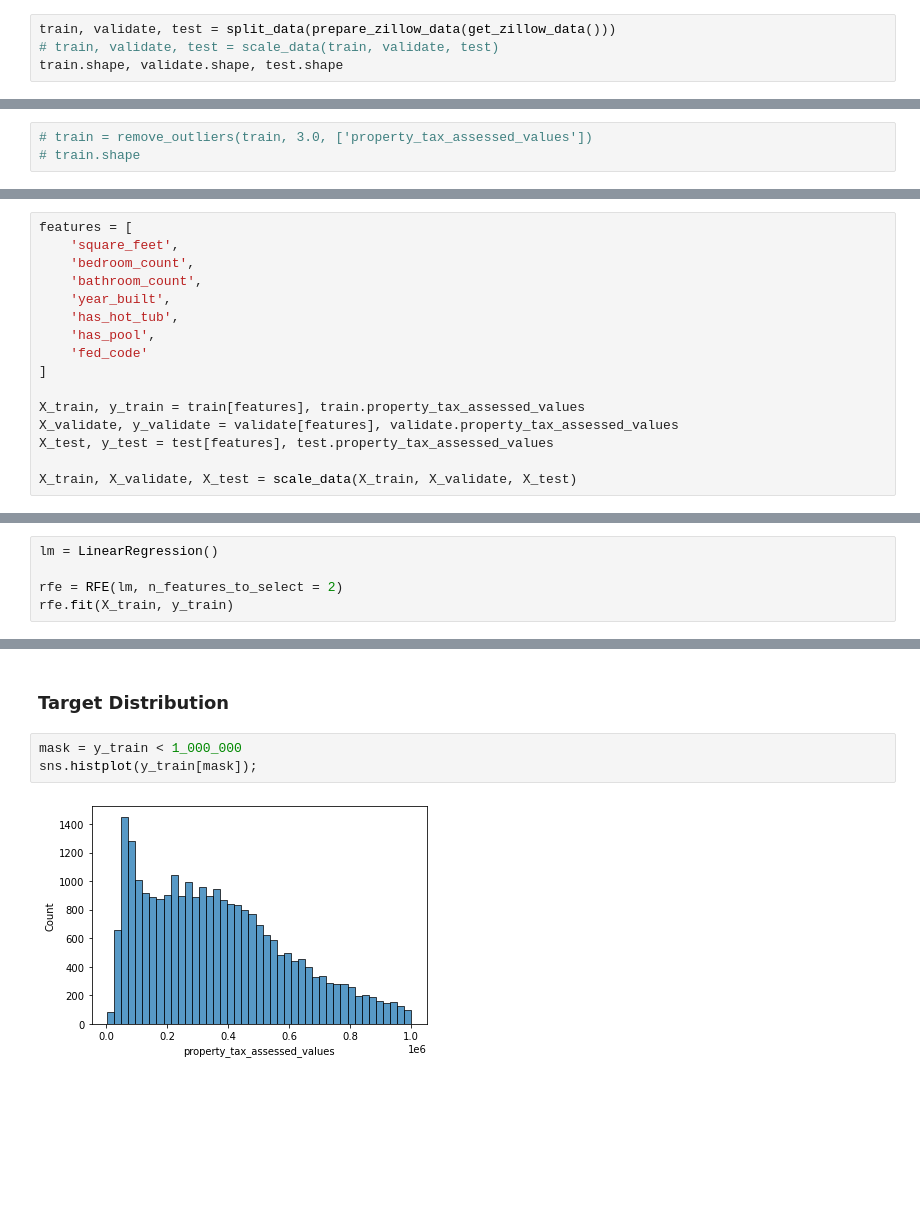
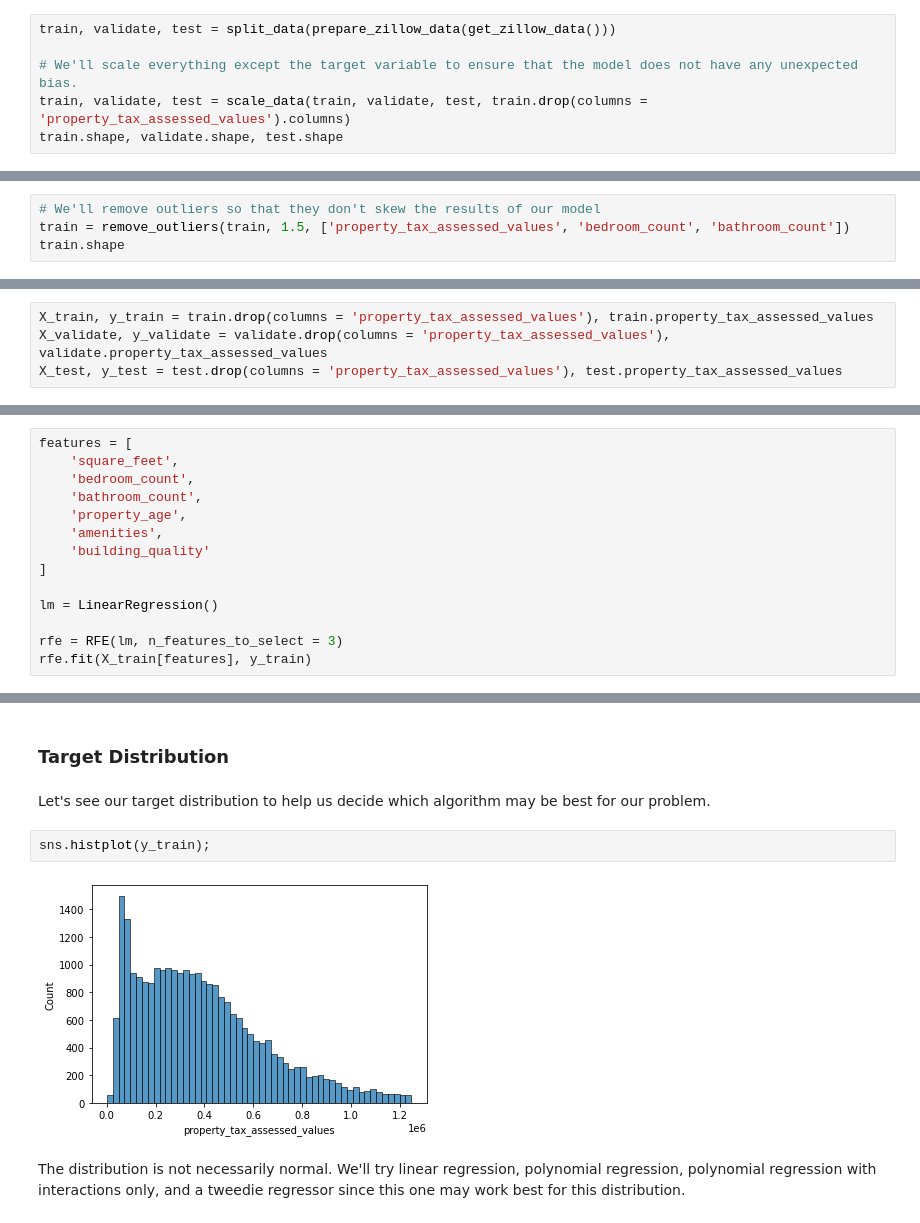
Before and after one commit to alegarcia-dev/zillow-regression-project, a Jupyter notebook: notebooks/model.ipynb, the cells around one changed output, grey strips where cells are left out. Drawn from its saved outputs; the diff is of its cells as text; blank space fills up the shorter version.

```diff
--- a/notebooks/model.ipynb
+++ b/notebooks/model.ipynb
@@ -171,7 +203,9 @@ def scale_data(train, validate, test):
 Now we can acquire, prepare, and split our data.
 # %%
 train, validate, test = split_data(prepare_zillow_data(get_zillow_data()))
-# train, validate, test = scale_data(train, validate, test)
+
+# We'll scale everything except the target variable to ensure that the model does not have any unexpected bias.
+train, validate, test = scale_data(train, validate, test, train.drop(columns = 'property_tax_assessed_values').columns)
 train.shape, validate.shape, test.shape
 # %% [output]
 Using cache
@@ -179,3 +217,4 @@ Using cache
 # %%
-# train = remove_outliers(train, 3.0, ['property_tax_assessed_values'])
-# train.shape
+# We'll remove outliers so that they don't skew the results of our model
+train = remove_outliers(train, 1.5, ['property_tax_assessed_values', 'bedroom_count', 'bathroom_count'])
+train.shape
@@ -182,16 +225,4 @@ Using cache
 # %%
-features = [
-    'square_feet',
-    'bedroom_count',
-    'bathroom_count',
-    'year_built',
-    'has_hot_tub',
-    'has_pool',
-    'fed_code'
-]
-
-X_train, y_train = train[features], train.property_tax_assessed_values
-X_validate, y_validate = validate[features], validate.property_tax_assessed_values
-X_test, y_test = test[features], test.property_tax_assessed_values
-
-X_train, X_validate, X_test = scale_data(X_train, X_validate, X_test)
+X_train, y_train = train.drop(columns = 'property_tax_assessed_values'), train.property_tax_assessed_values
+X_validate, y_validate = validate.drop(columns = 'property_tax_assessed_values'), validate.property_tax_assessed_values
+X_test, y_test = test.drop(columns = 'property_tax_assessed_values'), test.property_tax_assessed_values
@@ -234,6 +253,15 @@ We'll use the mean as our baseline.
 # %%
+features = [
+    'square_feet',
+    'bedroom_count',
+    'bathroom_count',
+    'property_age',
+    'amenities',
+    'building_quality'
+]
+
 lm = LinearRegression()
 
-rfe = RFE(lm, n_features_to_select = 2)
-rfe.fit(X_train, y_train)
+rfe = RFE(lm, n_features_to_select = 3)
+rfe.fit(X_train[features], y_train)
 # %% [output]
@@ -284,8 +302,11 @@ feature_set_3 = [
 # %% [markdown]
 ### Target Distribution
+# %% [markdown]
+Let's see our target distribution to help us decide which algorithm may be best for our problem.
 # %%
-mask = y_train < 1_000_000
-sns.histplot(y_train[mask]);
+sns.histplot(y_train);
 # %% [output]
-[figure, old version]
+[figure, new version]
+# %% [markdown]
+The distribution is not necessarily normal. We'll try linear regression, polynomial regression, polynomial regression with interactions only, and a tweedie regressor since this one may work best for this distribution.
 # %% [markdown]
```
Also changed, not shown: parts of 99 cells of this notebook, 2 other files.
